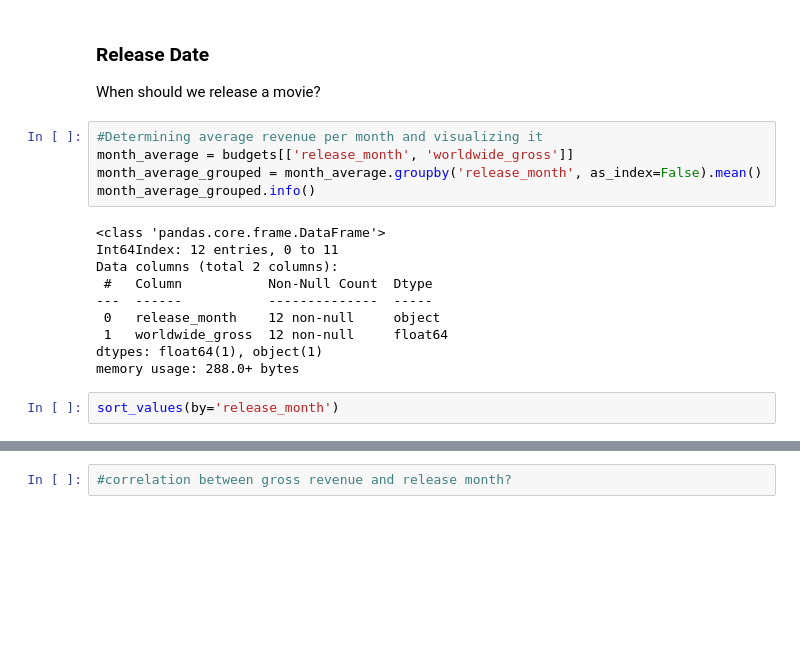
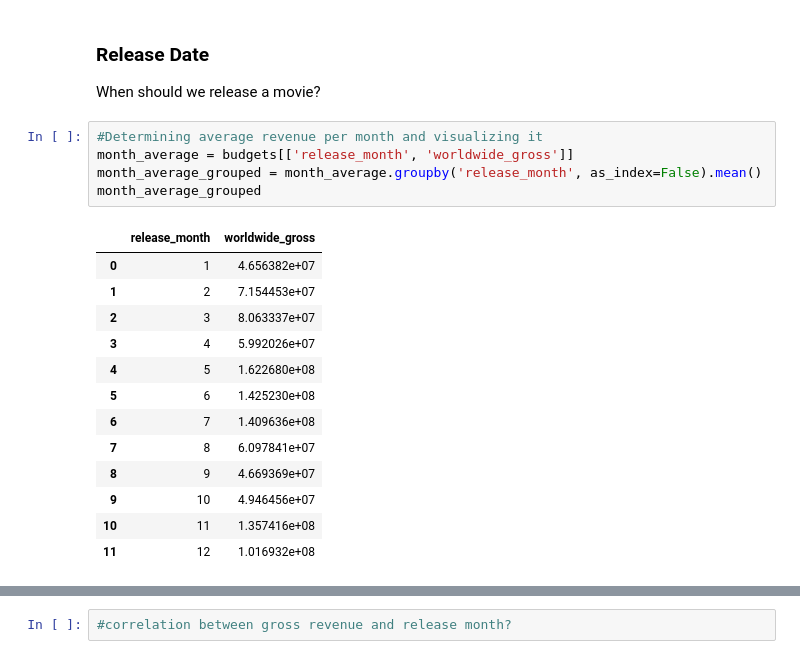
Before and after one commit to alexcasey92/Box-Office-EDA, a Jupyter notebook: dsc-phase1-project-template.ipynb, the cells around one changed output, grey strips where cells are left out. Cells and saved outputs as stored; diff of their text form; blank space fills up the shorter version.

```diff
--- a/dsc-phase1-project-template.ipynb
+++ b/dsc-phase1-project-template.ipynb
@@ -738,17 +738,19 @@ When should we release a movie?
 # %%
 #Determining average revenue per month and visualizing it
 month_average = budgets[['release_month', 'worldwide_gross']]
 month_average_grouped = month_average.groupby('release_month', as_index=False).mean()
-month_average_grouped.info()
+month_average_grouped
 # %% [output]
-<class 'pandas.core.frame.DataFrame'>
-Int64Index: 12 entries, 0 to 11
-Data columns (total 2 columns):
- #   Column           Non-Null Count  Dtype
----  ------           --------------  -----
- 0   release_month    12 non-null     object
- 1   worldwide_gross  12 non-null     float64
-dtypes: float64(1), object(1)
-memory usage: 288.0+ bytes
+|  | release_month | worldwide_gross |
+| 0 | 1 | 4.656382e+07 |
+| 1 | 2 | 7.154453e+07 |
+| 2 | 3 | 8.063337e+07 |
+| 3 | 4 | 5.992026e+07 |
+| 4 | 5 | 1.622680e+08 |
+| 5 | 6 | 1.425230e+08 |
+| 6 | 7 | 1.409636e+08 |
+| 7 | 8 | 6.097841e+07 |
+| 8 | 9 | 4.669369e+07 |
+| 9 | 10 | 4.946456e+07 |
+| 10 | 11 | 1.357416e+08 |
+| 11 | 12 | 1.016932e+08 |
-# %%
-sort_values(by='release_month')
```
Also changed, not shown: parts of 3 cells of this notebook.
